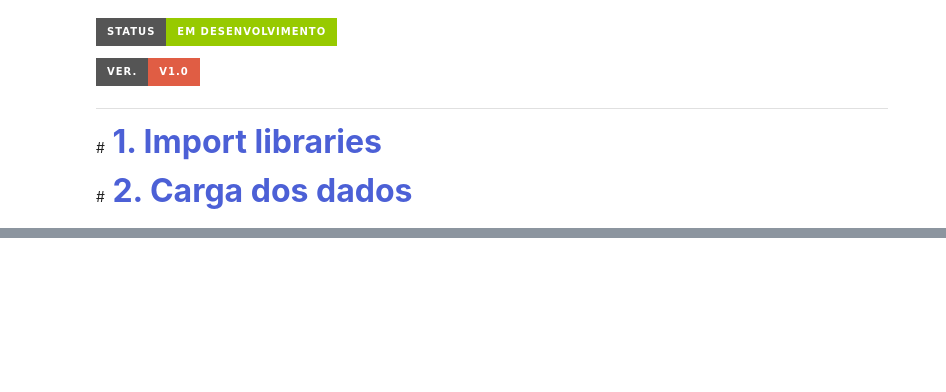
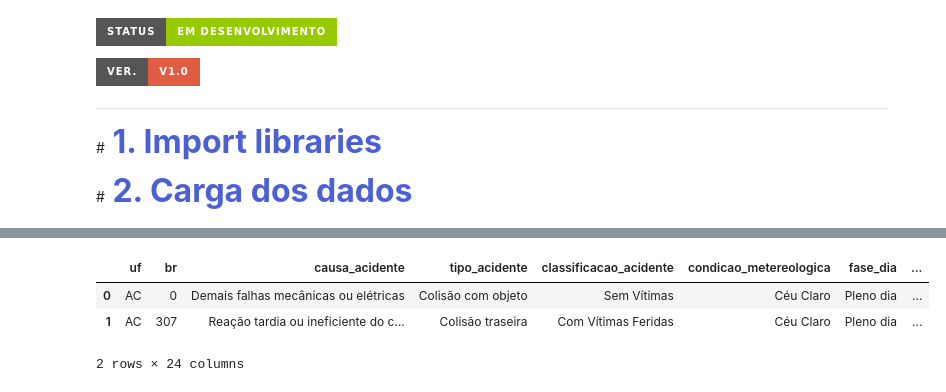
Before and after one commit to gabrielmprata/acidentes_transito, a Jupyter notebook: Acidentes_Rodoviarios_DataViz.ipynb, the cells around one changed output, grey strips where cells are left out. Drawn from its saved outputs; the diff is of its cells as text; code cells hidden in the pictures; badges without logos; blank space fills up the shorter version.

```diff
--- a/Acidentes_Rodoviarios_DataViz.ipynb
+++ b/Acidentes_Rodoviarios_DataViz.ipynb
@@ -71,0 +64,8 @@ df_acidentes
+# %%
+# Valida carga
+df_hs_acidentes.head(2)
+# %% [output]
+|  | uf | br | causa_acidente | tipo_acidente | classificacao_acidente | condicao_metereologica | fase_dia | ... |
+| 0 | AC | 0 | Demais falhas mecânicas ou elétricas | Colisão com objeto | Sem Vítimas | Céu Claro | Pleno dia | ... |
+| 1 | AC | 307 | Reação tardia ou ineficiente do c... | Colisão traseira | Com Vítimas Feridas | Céu Claro | Pleno dia | ... |
+2 rows × 24 columns
```
Also changed, not shown: parts of 7 cells of this notebook.
